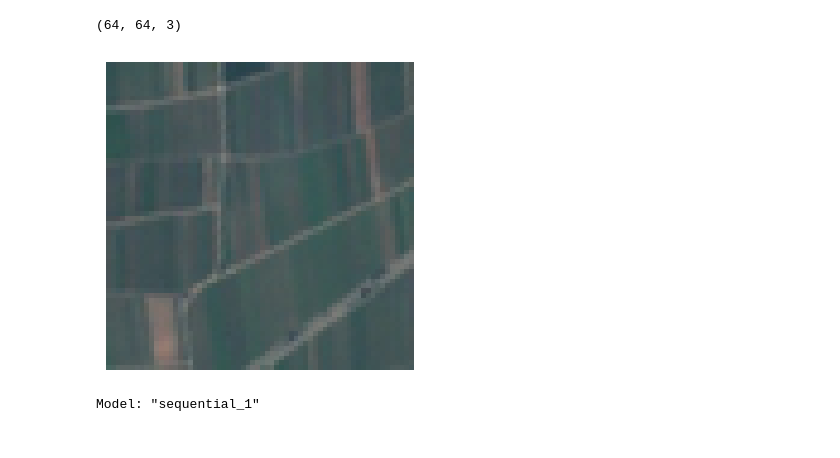
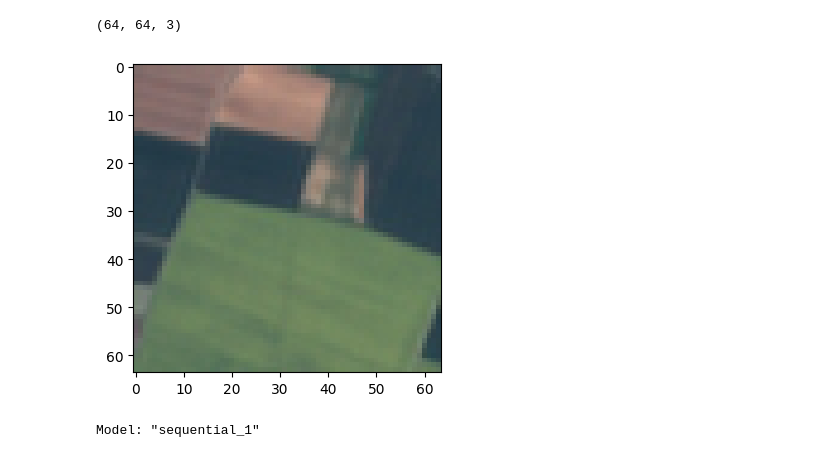
Before and after one commit to adrienabbet/2025_ML_EES, a Jupyter notebook: notebook_dl/S6_2_CNN_and_EuroSAT.ipynb, the cells around one changed output. Cells and saved outputs as stored; diff of their text form; code cells hidden in the pictures.

```diff
--- a/notebook_dl/S6_2_CNN_and_EuroSAT.ipynb
+++ b/notebook_dl/S6_2_CNN_and_EuroSAT.ipynb
@@ -119,11 +119,11 @@ input_shape
 (64, 64, 3)
 # %%
 plt.figure(figsize=(4,4))
-plt.imshow(X_train[8])
-plt.axis('off')
+plt.imshow(X_train[3998])
+plt.axis('on')
 plt.show()
 # %% [output]
-[figure, old version]
+[figure, new version]
 # %%
 # Add the first layer 'conv_1': a Conv2D layer with 16 filters, a 3x3 kernel size, a ReLU activation function and 'SAME' padding.
 # Ensure the weights are initialised by providing the input_shape argument in the first layer.
```
Also changed, not shown: parts of 2 cells of this notebook.
